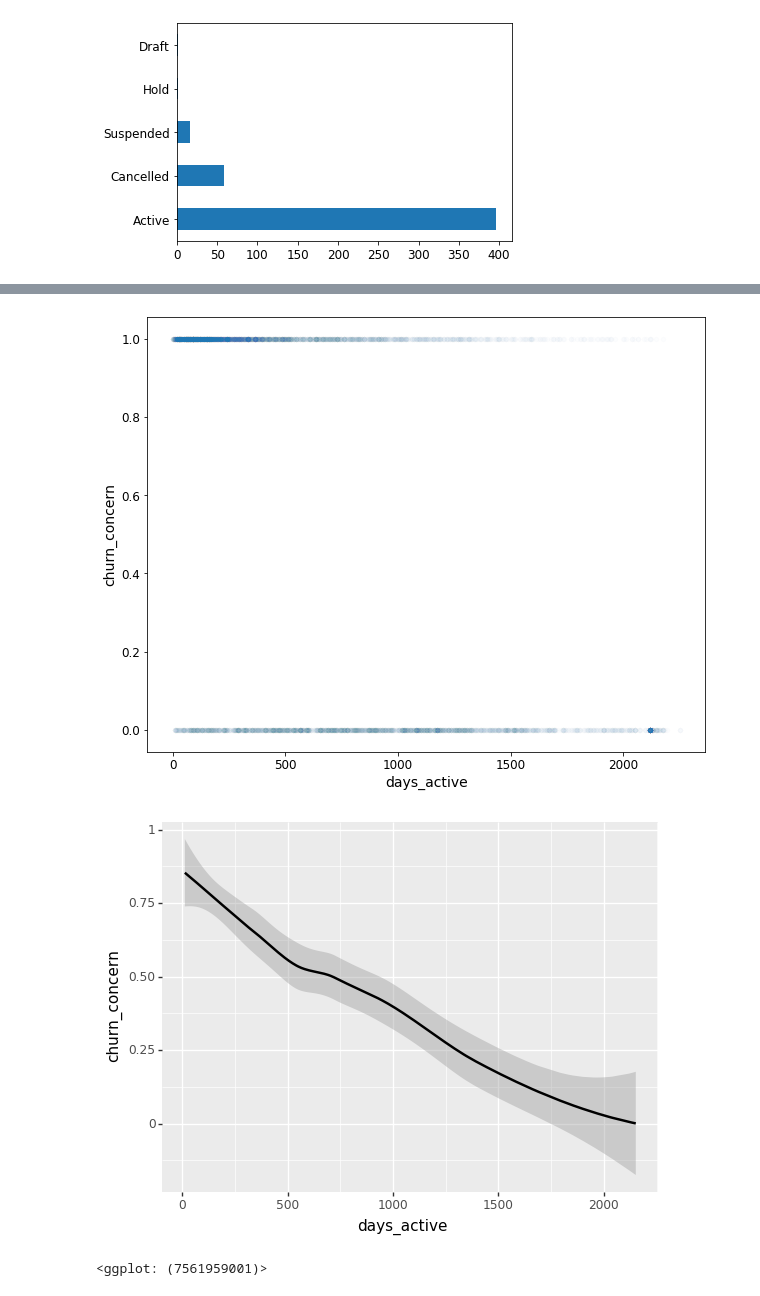
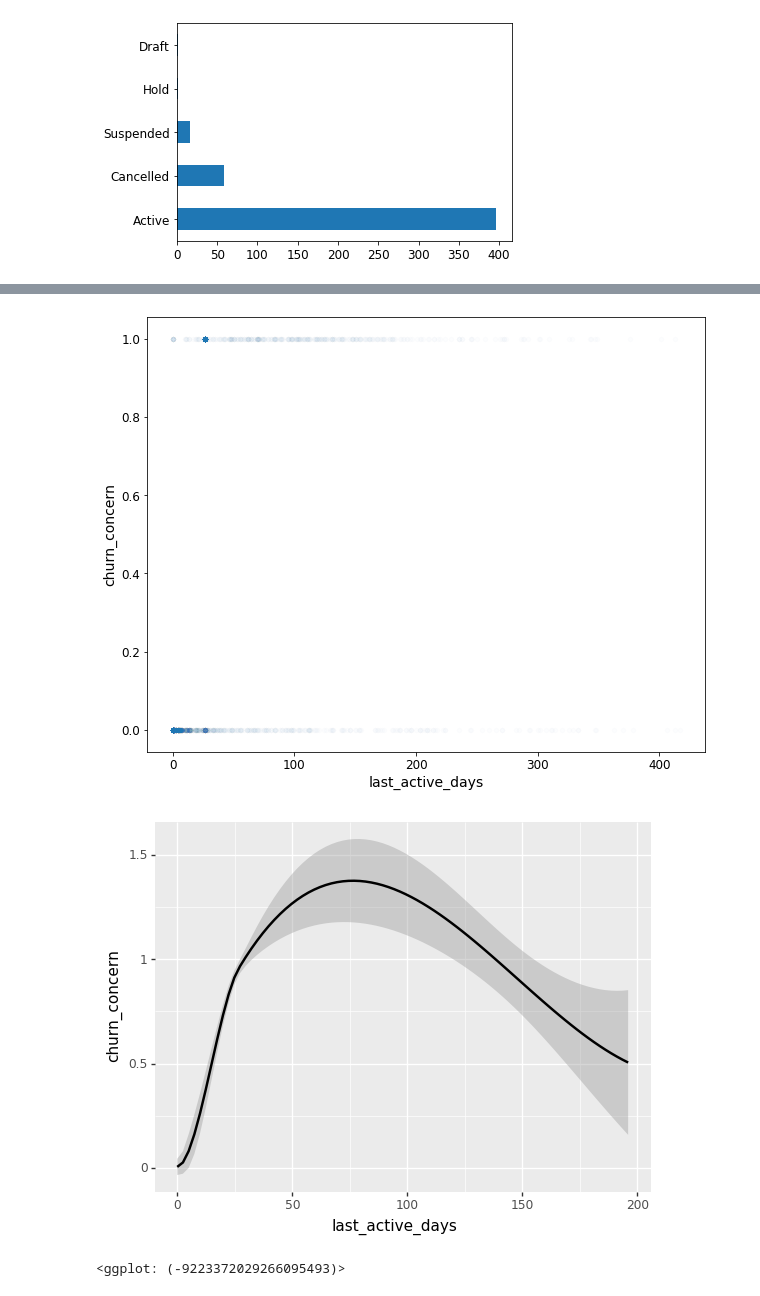
Before and after one commit to justinhennessy/100-days-of-code, a Jupyter notebook: project/project.ipynb, the cells around one changed output, grey strips where cells are left out. Cells and saved outputs as stored; diff of their text form; code cells hidden in the pictures.

```diff
--- a/project/project.ipynb
+++ b/project/project.ipynb
@@ -365,11 +304,11 @@ plot_fi(rf_feat_importance(m, df_trn2)[:10]);
 # %%
-df_raw.plot('days_active', 'churn_concern', 'scatter', alpha=0.01, figsize=(10,8));
+df_raw.plot('last_active_days', 'churn_concern', 'scatter', alpha=0.01, figsize=(10,8));
 # %% [output]
-[figure, old version]
+[figure, new version]
 # %%
-x_all = get_sample(df_raw[df_raw.days_active>10], 500)
+x_all = get_sample(df_raw[df_raw.last_active_days<200], 500)
 # %%
-ggplot(x_all, aes('days_active', 'churn_concern'))+stat_smooth(se=True, method='loess')
+ggplot(x_all, aes('last_active_days', 'churn_concern'))+stat_smooth(se=True, method='loess')
 # %% [output]
-[figure, old version]
+[figure, new version]
-<ggplot: (7561959001)>
+<ggplot: (-9223372029266095493)>
```
Also changed, not shown: parts of 48 cells of this notebook.
